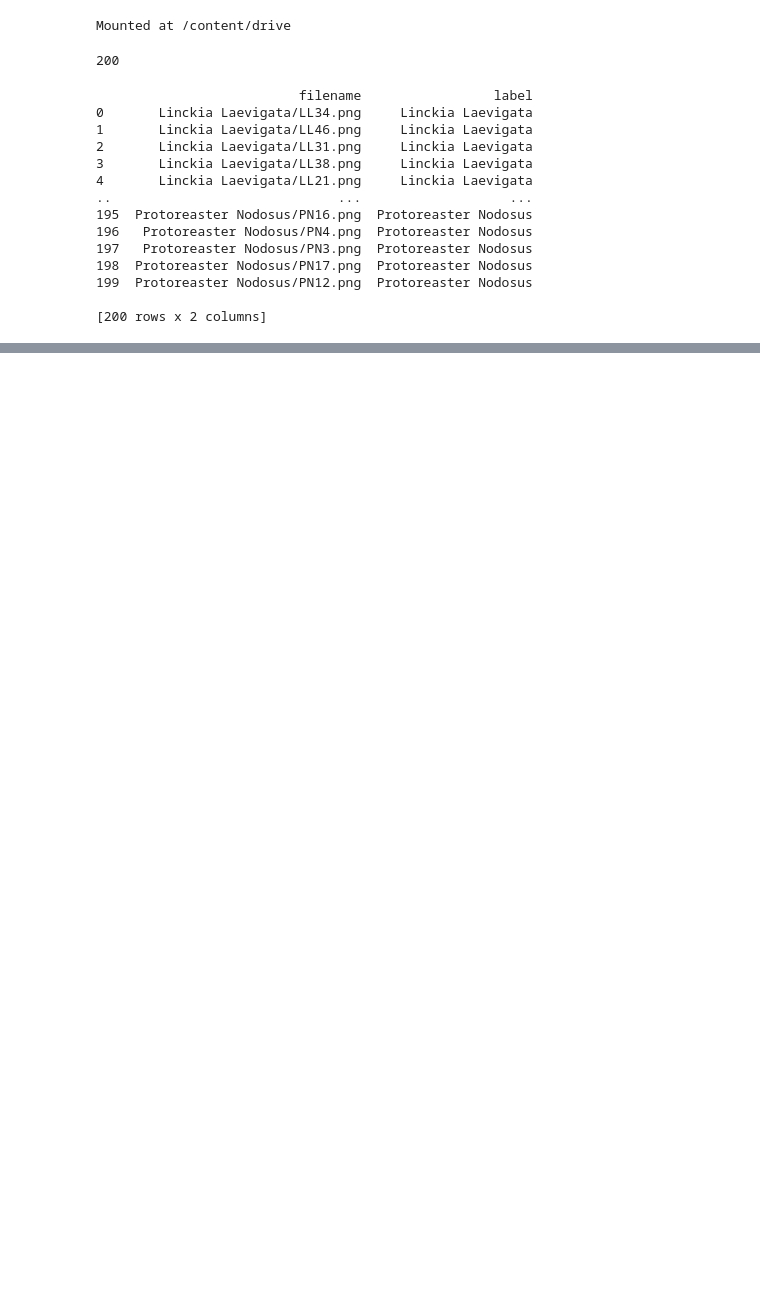
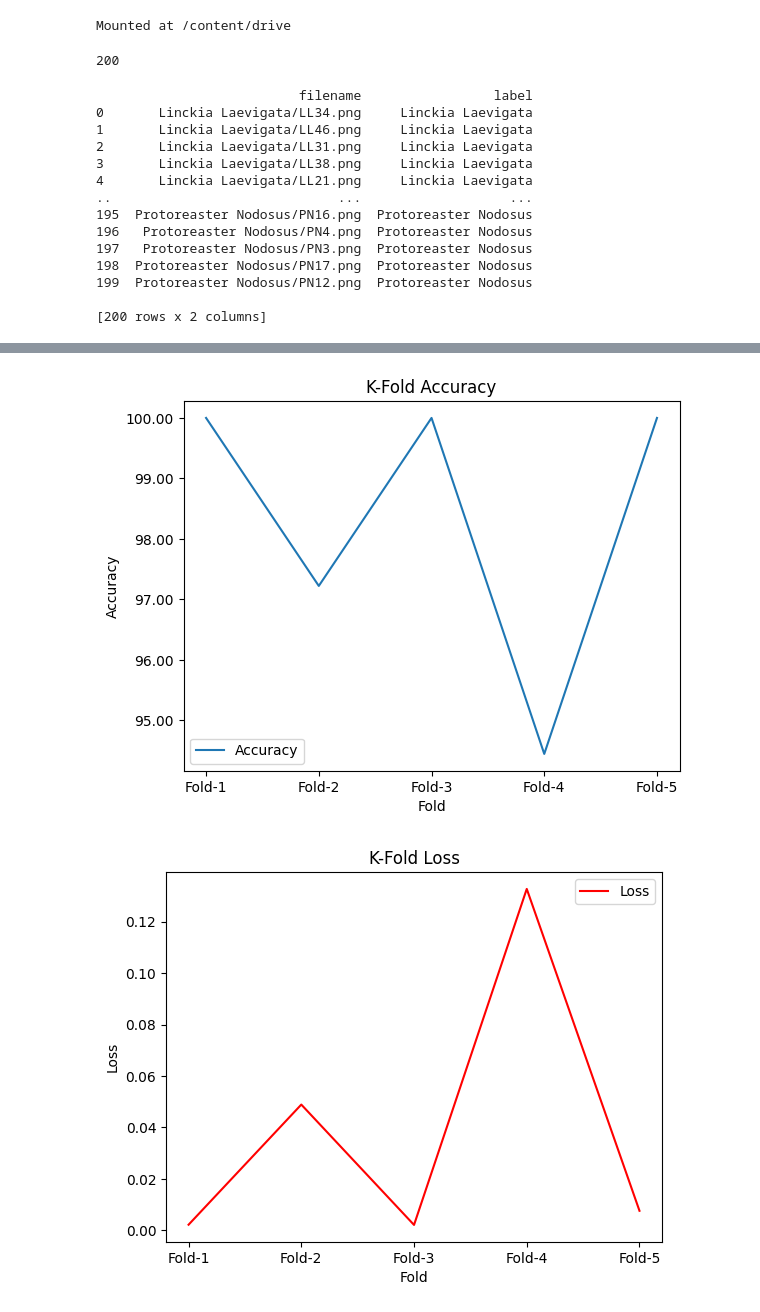
Before and after one commit to vaylerie/starfish-classification, a Jupyter notebook: model.ipynb, the cells around one changed output, grey strips where cells are left out. Saved outputs shown, nothing was run; the diff lists cells and outputs as text; code cells hidden in the pictures; blank space fills up the shorter version.

```diff
--- a/model.ipynb
+++ b/model.ipynb
@@ -730,0 +376,25 @@ plt.show()
+# %%
+# Plotting Accuracy for each fold
+plt.plot(acc_per_fold, label='Accuracy')
+plt.title('K-Fold Accuracy')
+plt.ylabel('Accuracy')
+plt.xlabel('Fold')
+plt.xticks(default_x_ticks, x)
+plt.gca().yaxis.set_major_formatter('{:.2f}'.format)
+plt.legend()
+plt.savefig(os.path.join(save_dir, 'kfold_accuracy_plot.png'))
+plt.show()
+
+# Plotting Loss for each fold
+plt.plot(loss_per_fold, label='Loss', color='red')
+plt.title('K-Fold Loss')
+plt.ylabel('Loss')
+plt.xlabel('Fold')
+plt.xticks(default_x_ticks, x)
+plt.gca().yaxis.set_major_formatter('{:.2f}'.format)
+plt.legend()
+plt.savefig(os.path.join(save_dir, 'kfold_loss_plot.png'))
+plt.show()
+# %% [output]
+[figure, added]
+[figure, added]
```
Also changed, not shown: parts of 20 cells of this notebook.
